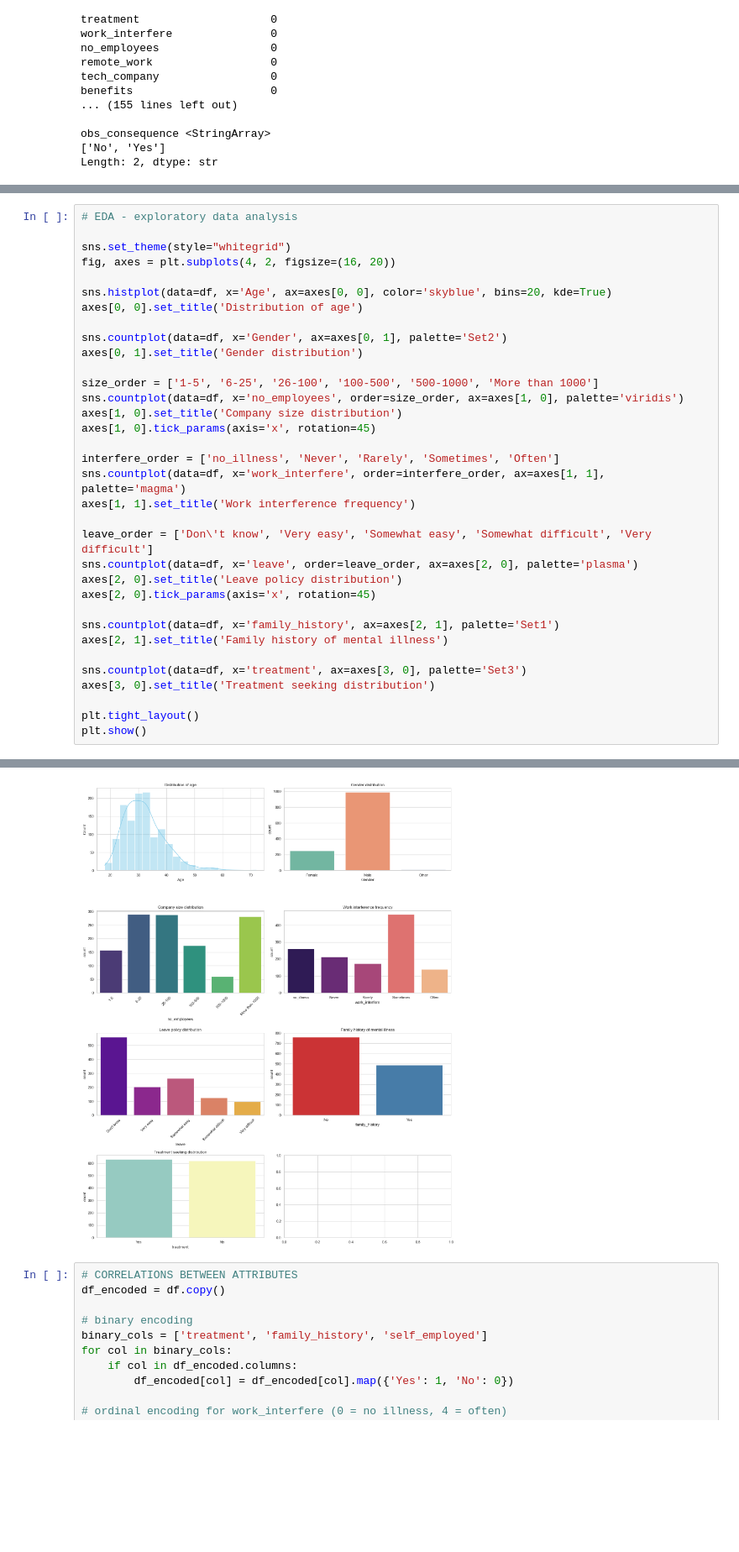
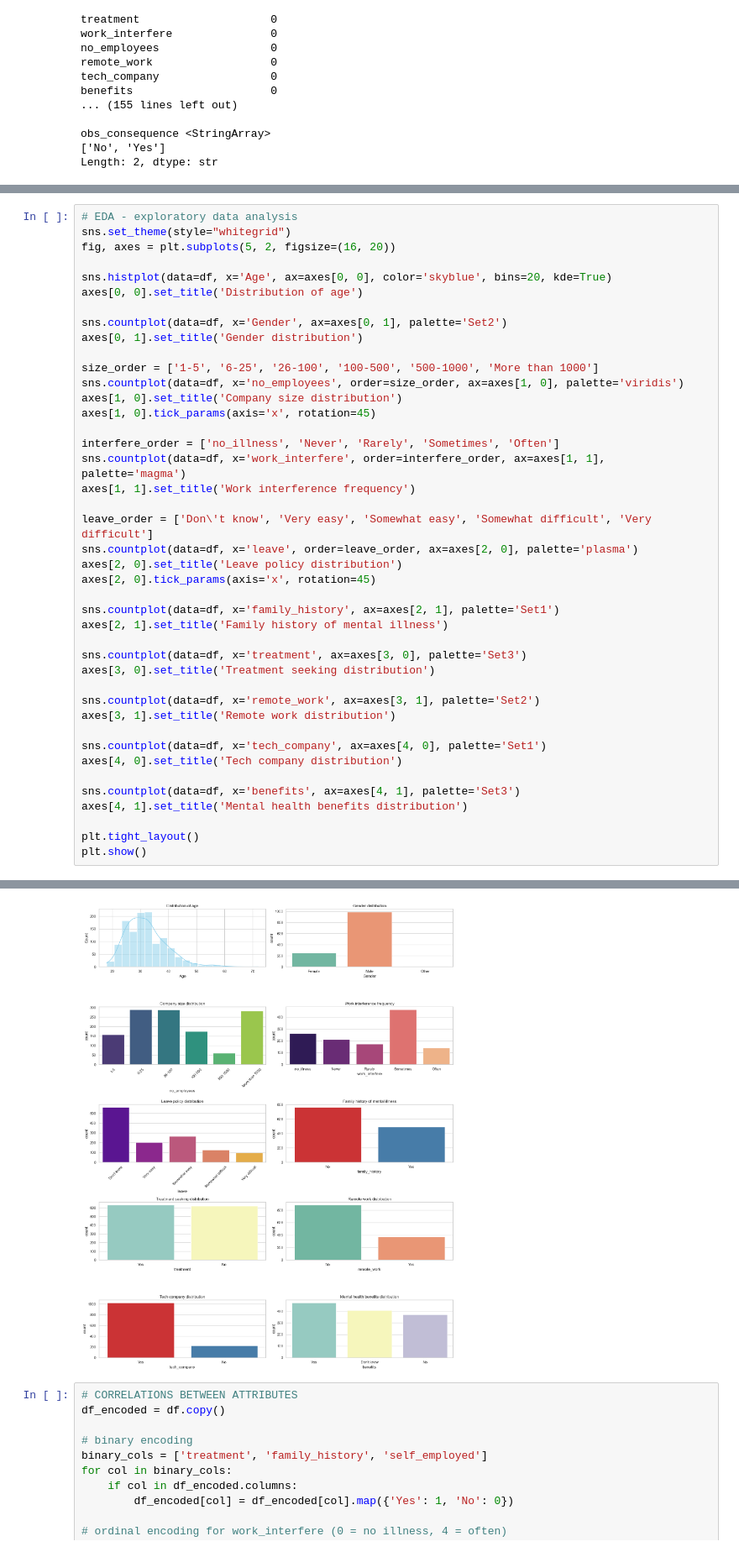
Before and after one commit to natalia5678/dm_project_imported, a Jupyter notebook: projDM.ipynb, the cells around one changed output, grey strips where cells are left out. Shown at 84% size. Drawn from its saved outputs; the diff is of its cells as text; blank space fills up the shorter version.

```diff
--- a/projDM.ipynb
+++ b/projDM.ipynb
@@ -127,8 +168,7 @@ Text(0.5, 1.0, 'Distribution of age')
 # %%
 # EDA - exploratory data analysis
-
 sns.set_theme(style="whitegrid")
-fig, axes = plt.subplots(4, 2, figsize=(16, 20))
+fig, axes = plt.subplots(5, 2, figsize=(16, 20))
 
 sns.histplot(data=df, x='Age', ax=axes[0, 0], color='skyblue', bins=20, kde=True)
 axes[0, 0].set_title('Distribution of age')
@@ -156,6 +196,15 @@ axes[2, 1].set_title('Family history of mental illness')
 sns.countplot(data=df, x='treatment', ax=axes[3, 0], palette='Set3')
 axes[3, 0].set_title('Treatment seeking distribution')
 
+sns.countplot(data=df, x='remote_work', ax=axes[3, 1], palette='Set2')
+axes[3, 1].set_title('Remote work distribution')
+
+sns.countplot(data=df, x='tech_company', ax=axes[4, 0], palette='Set1')
+axes[4, 0].set_title('Tech company distribution')
+
+sns.countplot(data=df, x='benefits', ax=axes[4, 1], palette='Set3')
+axes[4, 1].set_title('Mental health benefits distribution')
+
 plt.tight_layout()
 plt.show()
 # %% [output]
@@ -179,4 +228,4 @@ Passing `palette` without assigning `hue` is deprecated and will be removed in v
-[figure, old version]
+[figure, new version]
 # %%
 # CORRELATIONS BETWEEN ATTRIBUTES
 df_encoded = df.copy()
```
Also changed, not shown: parts of 2 cells of this notebook.
